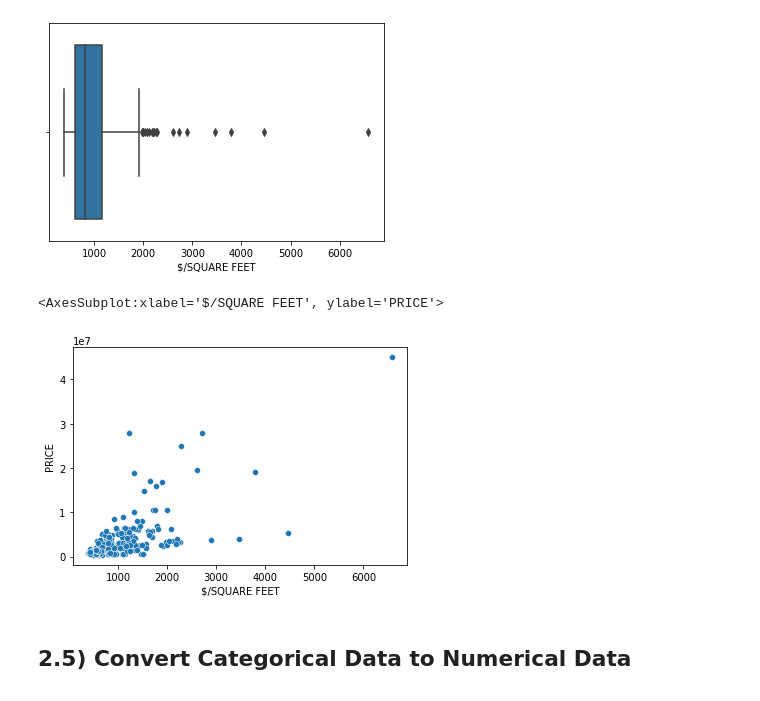
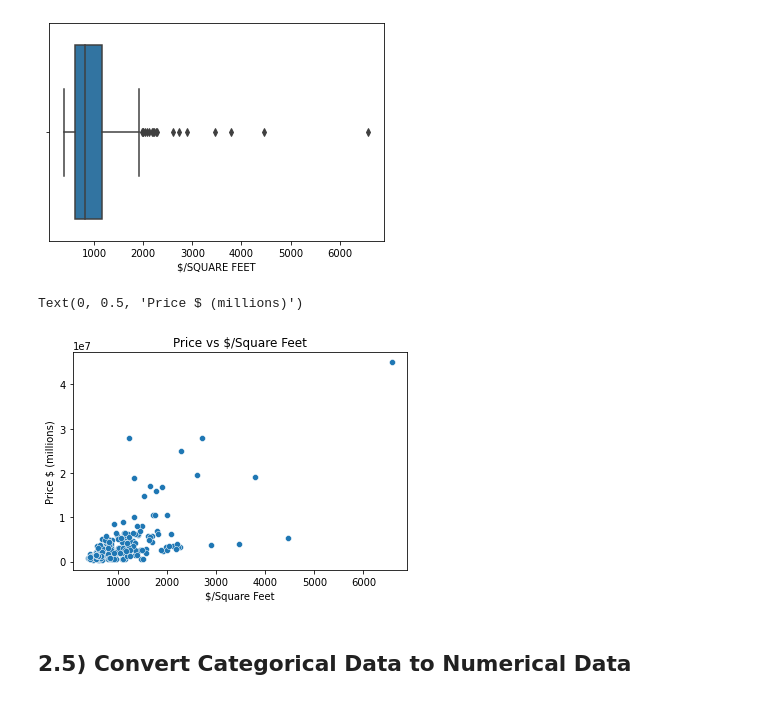
Before and after one commit to tmcgirr/Regression-Model-AAI-500-Project, a Jupyter notebook: Multiple_Linear_Model_A .ipynb, the cells around one changed output. Drawn from its saved outputs; the diff is of its cells as text; code cells hidden in the pictures.

```diff
--- a/Multiple_Linear_Model_A .ipynb
+++ b/Multiple_Linear_Model_A .ipynb
@@ -174,11 +174,14 @@ sns.boxplot(x=df_mod['$/SQUARE FEET'])
 <AxesSubplot:xlabel='$/SQUARE FEET'>
 [figure]
 # %%
-# Scatterplot to check for outliers
+# Scatterplot to visually check for outliers
 sns.scatterplot(x=df_mod['$/SQUARE FEET'], y=df_mod['PRICE'])
+plt.title('Price vs $/Square Feet')
+plt.xlabel('$/Square Feet')
+plt.ylabel('Price $ (millions)')
 # %% [output]
-<AxesSubplot:xlabel='$/SQUARE FEET', ylabel='PRICE'>
+Text(0, 0.5, 'Price $ (millions)')
-[figure, old version]
+[figure, new version]
 # %% [markdown]
 ## 2.5) Convert Categorical Data to Numerical Data
 # %% [markdown]
```
Also changed, not shown: parts of 6 cells of this notebook.
